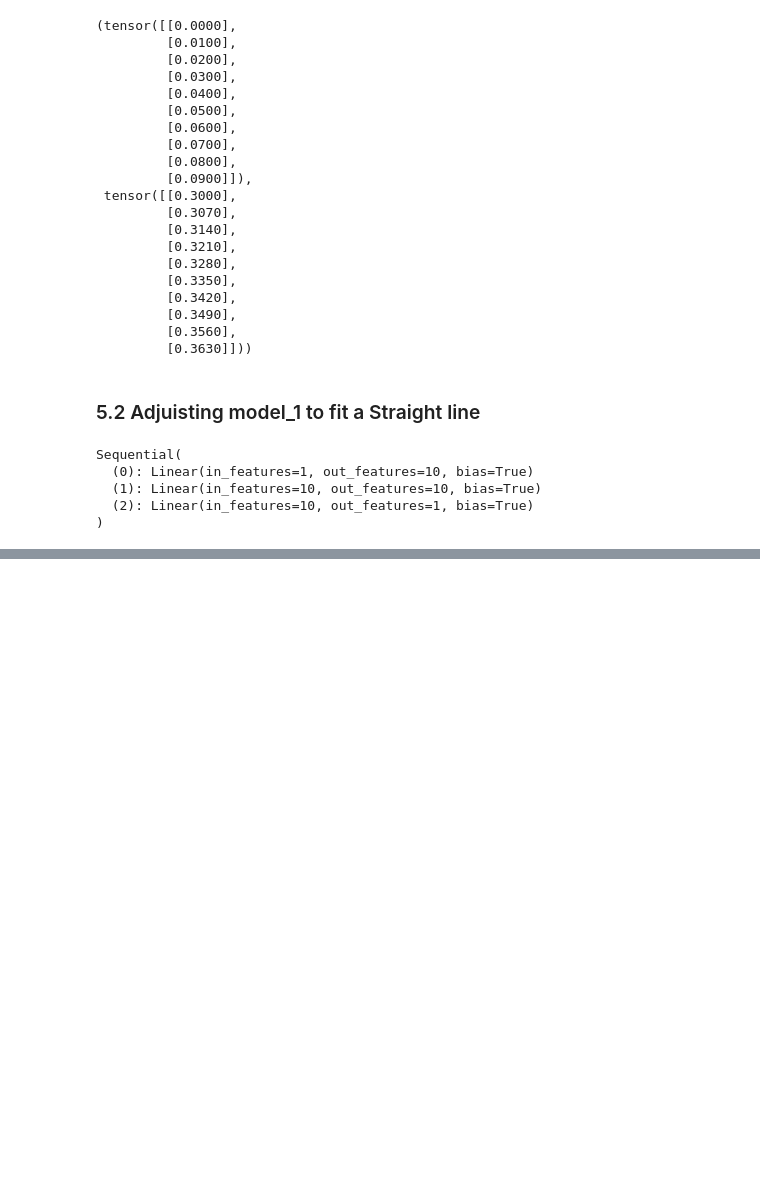
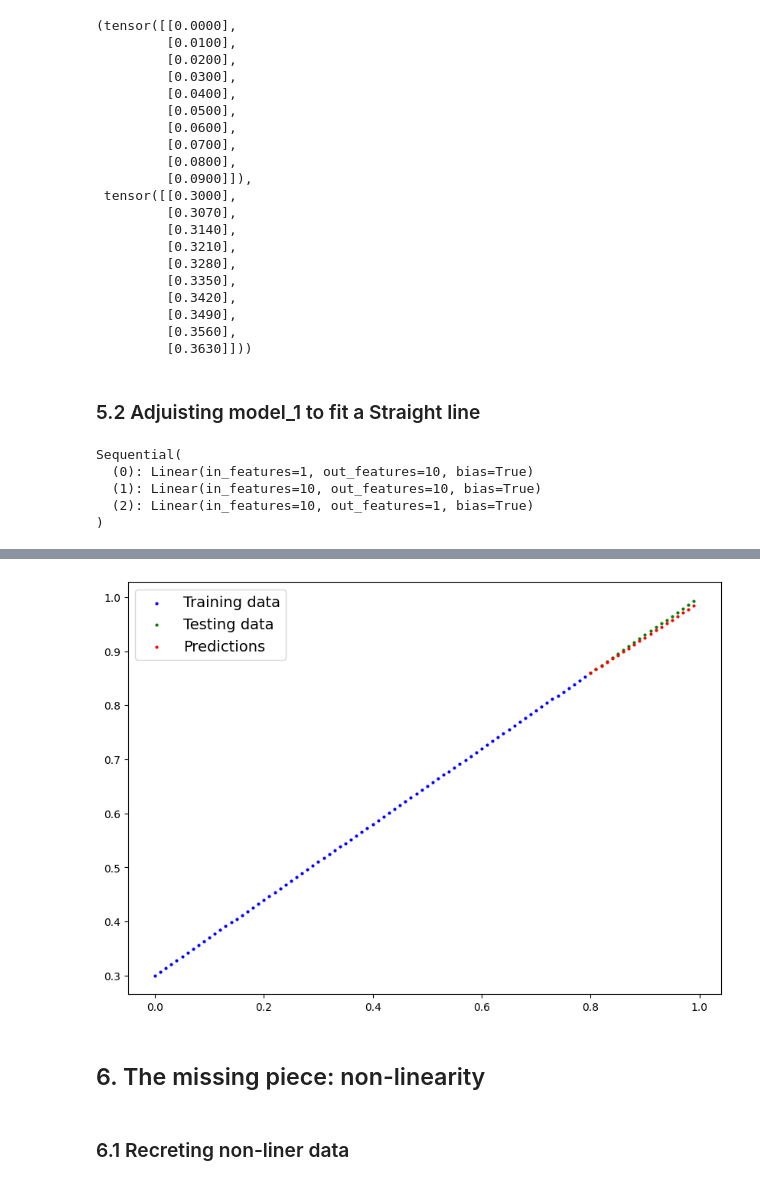
Before and after one commit to sachinthadilshann/pytorch_youtube_course_by_DanielBourke, a Jupyter notebook: 02_pytorch_classification.ipynb, the cells around one changed output, grey strips where cells are left out. Drawn from its saved outputs; the diff is of its cells as text; code cells hidden in the pictures; blank space fills up the shorter version.

```diff
--- a/02_pytorch_classification.ipynb
+++ b/02_pytorch_classification.ipynb
@@ -553,0 +578,20 @@ for epoch in range epochs():
+# %%
+
+model_2.eval()
+
+with torch.inference_mode():
+    y_preds = model_2(X_test_regression)
+
+# matplotlib can't handle data on the GPU
+
+plot_predictions(train_data=X_train_regression.cpu(),
+                 train_labels=y_train_regression.cpu(),
+                 test_data=X_test_regression.cpu(),
+                 test_labels=y_test_regression.cpu(),
+                 predictions=y_preds.cpu());
+# %% [output]
+[figure, added]
+# %% [markdown]
+## 6. The missing piece: non-linearity
+# %% [markdown]
+### 6.1 Recreting non-liner data
```
Also changed, not shown: parts of 41 cells of this notebook.
